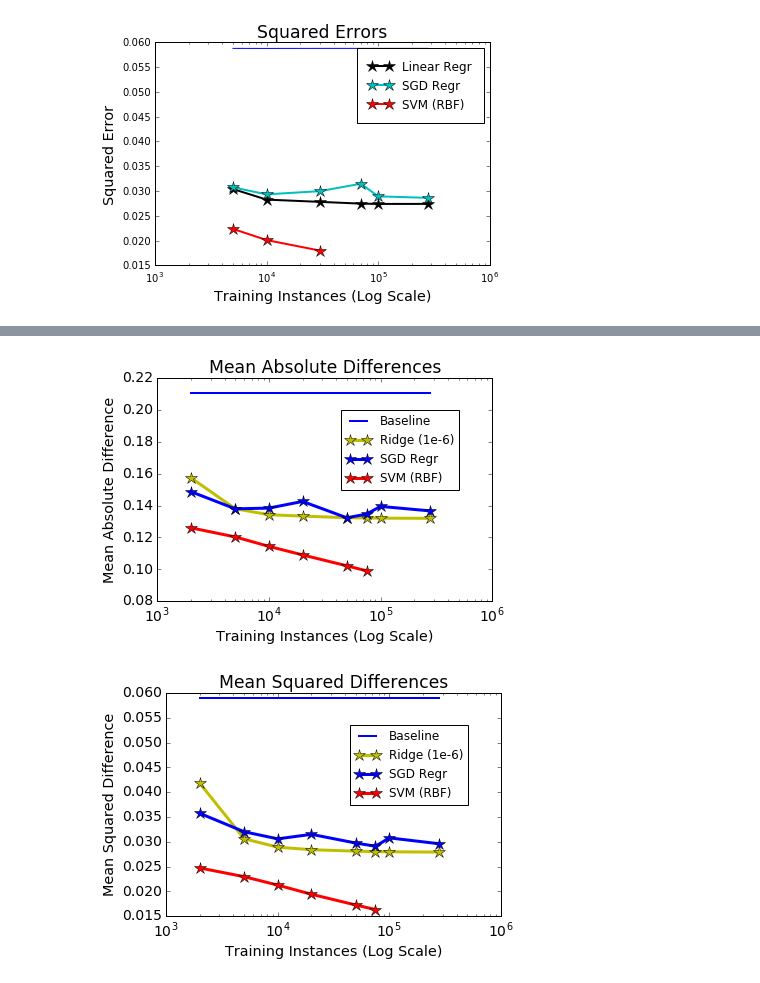
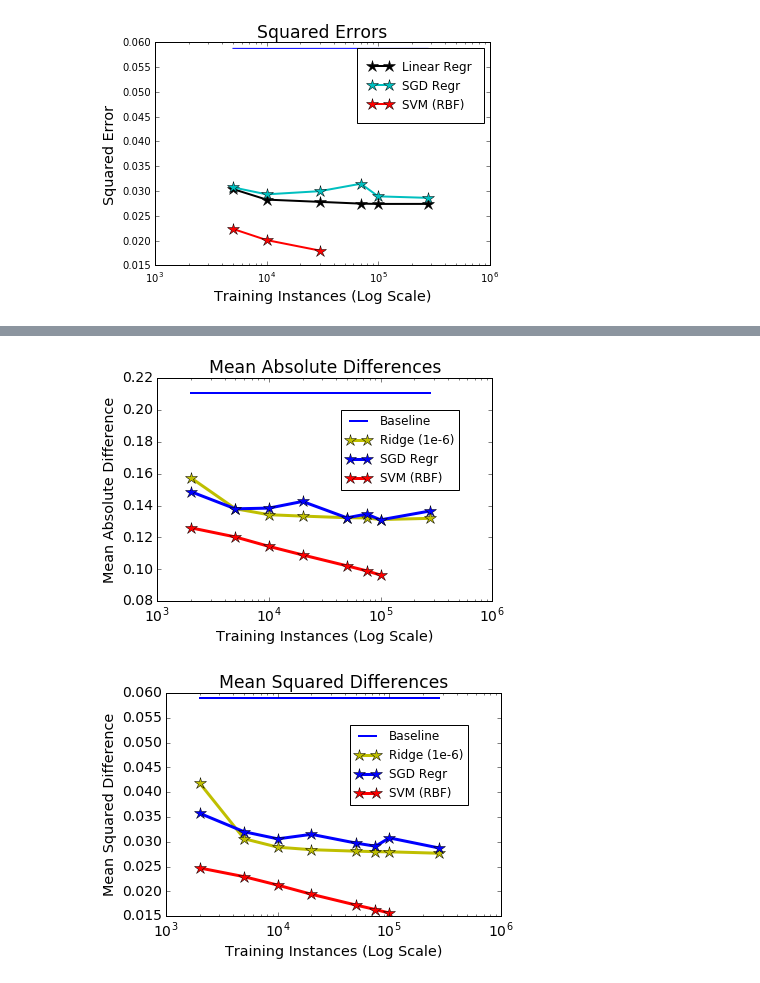
Before and after one commit to DanielTakeshi/patches_01_06_15, a Jupyter notebook: Figures_for_Progress_Report.ipynb, the cells around one changed output, grey strips where cells are left out. Drawn from its saved outputs; the diff is of its cells as text; code cells hidden in the pictures.

```diff
--- a/Figures_for_Progress_Report.ipynb
+++ b/Figures_for_Progress_Report.ipynb
@@ -435,9 +435,9 @@ plt.savefig('slides_pfc_2.png')
 
 # Let's try to get the MAE plot
 training_sizes = [2000, 5000, 10000, 20000, 50000, 75000, 100000, 280000]
-abs_rid = [0.157367, 0.137984, 0.134236, 0.13337, 0.132352, 0.132228, 0.132081, 0.131968]
-abs_sgd = [0.148689, 0.137932, 0.138383, 0.142564, 0.132293, 0.134648, 0.139445, 0.136622]
-abs_svm = [0.126021, 0.120288, 0.114377, 0.109029, 0.102181, 0.099042]
+abs_rid = [0.157367, 0.137984, 0.134236, 0.13337, 0.132352, 0.132228, 0.131208, 0.131968]
+abs_sgd = [0.148689, 0.137932, 0.138383, 0.142564, 0.132293, 0.134648, 0.131022, 0.136622]
+abs_svm = [0.126021, 0.120288, 0.114377, 0.109029, 0.102181, 0.099042, 0.096395]
 median  = 0.21078*np.ones(len(training_sizes))
 
 plt.figure()
@@ -446,35 +446,35 @@ plt.xlabel('Training Instances (Log Scale)', size='x-large')
 plt.ylabel('Mean Absolute Difference', size='x-large')
 plt.xscale('log')
 plt.tick_params(axis='both', which='major', labelsize=14)
 
 plt.plot(training_sizes, median, linewidth=2, label='Baseline')
 plt.plot(training_sizes, abs_rid, 'y*-', markersize=12, linewidth=3, label='Ridge (1e-6)')
 plt.plot(training_sizes, abs_sgd, 'b*-', markersize=12, linewidth=3, label='SGD Regr')
 plt.plot(training_sizes[:len(abs_svm)], abs_svm, 'r*-', markersize=12, linewidth=3, label='SVM (RBF)')
 
 plt.legend(loc=(0.55,0.5), scatterpoints=1)
 plt.savefig('fig_absdiff_svm_jan14.png')
 
 # Now the MSE Plot
-sqr_rid = [0.041794, 0.030612, 0.028909, 0.028405, 0.02811, 0.028012, 0.027978, 0.02792]
-sqr_sgd = [0.035732, 0.032017, 0.030592, 0.031503, 0.029745, 0.029106, 0.030786, 0.0296]
-sqr_svm = [0.02472, 0.022964, 0.021261, 0.019422, 0.017252, 0.01634]
+sqr_rid = [0.041794, 0.030612, 0.028909, 0.028405, 0.02811, 0.028012, 0.027978, 0.027686]
+sqr_sgd = [0.035732, 0.032017, 0.030592, 0.031503, 0.029745, 0.029106, 0.030786, 0.02874]
+sqr_svm = [0.02472, 0.022964, 0.021261, 0.019422, 0.017252, 0.01634, 0.015635]
 mean = 0.05901*np.ones(len(training_sizes))
 
 plt.figure()
 plt.title('Mean Squared Differences', size='xx-large')
 plt.xlabel('Training Instances (Log Scale)', size='x-large')
 plt.ylabel('Mean Squared Difference', size='x-large')
 plt.xscale('log')
 plt.tick_params(axis='both', which='major', labelsize=14)
 
 plt.plot(training_sizes, mean, linewidth=2, label='Baseline')
 plt.plot(training_sizes, sqr_rid, 'y*-', markersize=12, linewidth=3, label='Ridge (1e-6)')
 plt.plot(training_sizes, sqr_sgd, 'b*-', markersize=12, linewidth=3, label='SGD Regr')
 plt.plot(training_sizes[:len(sqr_svm)], sqr_svm, 'r*-', markersize=12, linewidth=3, label='SVM (RBF)')
 
 plt.legend(loc=(0.55,0.5), scatterpoints=1)
 plt.savefig('fig_sqrdiff_svm_jan14.png')
 # %% [output]
-[figure, old version]
+[figure, new version]
-[figure, old version]
+[figure, new version]
```
Also changed, not shown: parts of 2 cells of this notebook, 3 other files.
